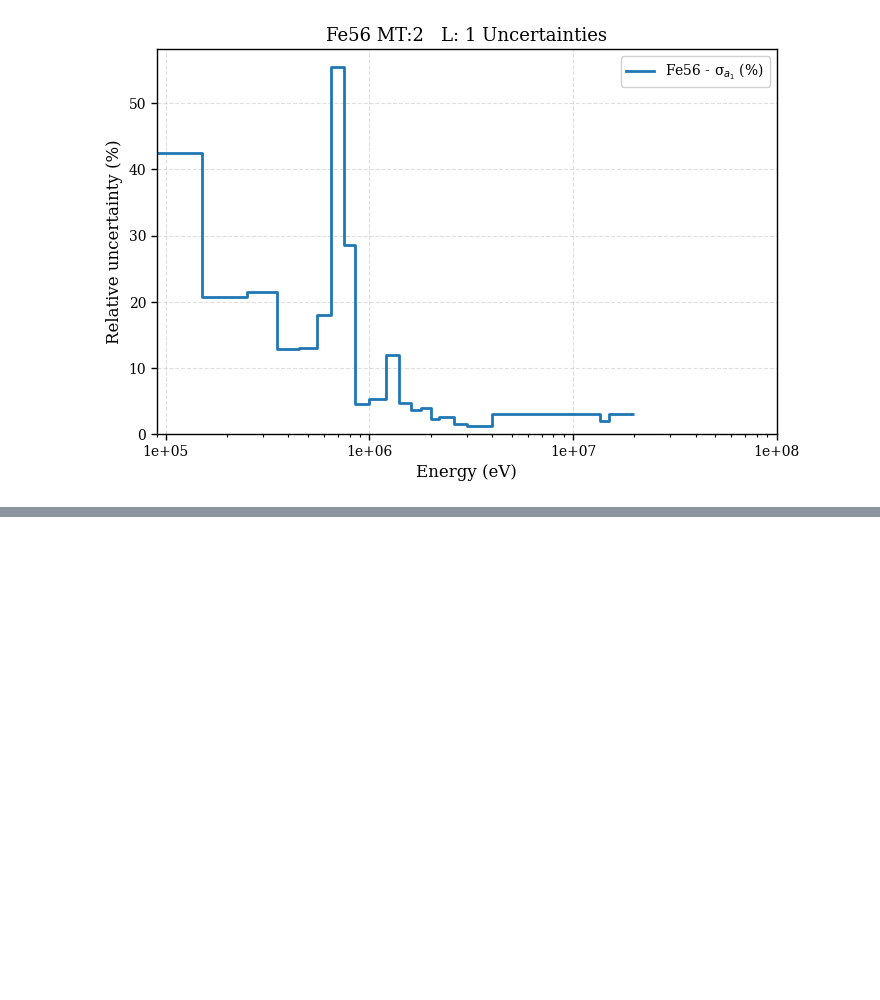
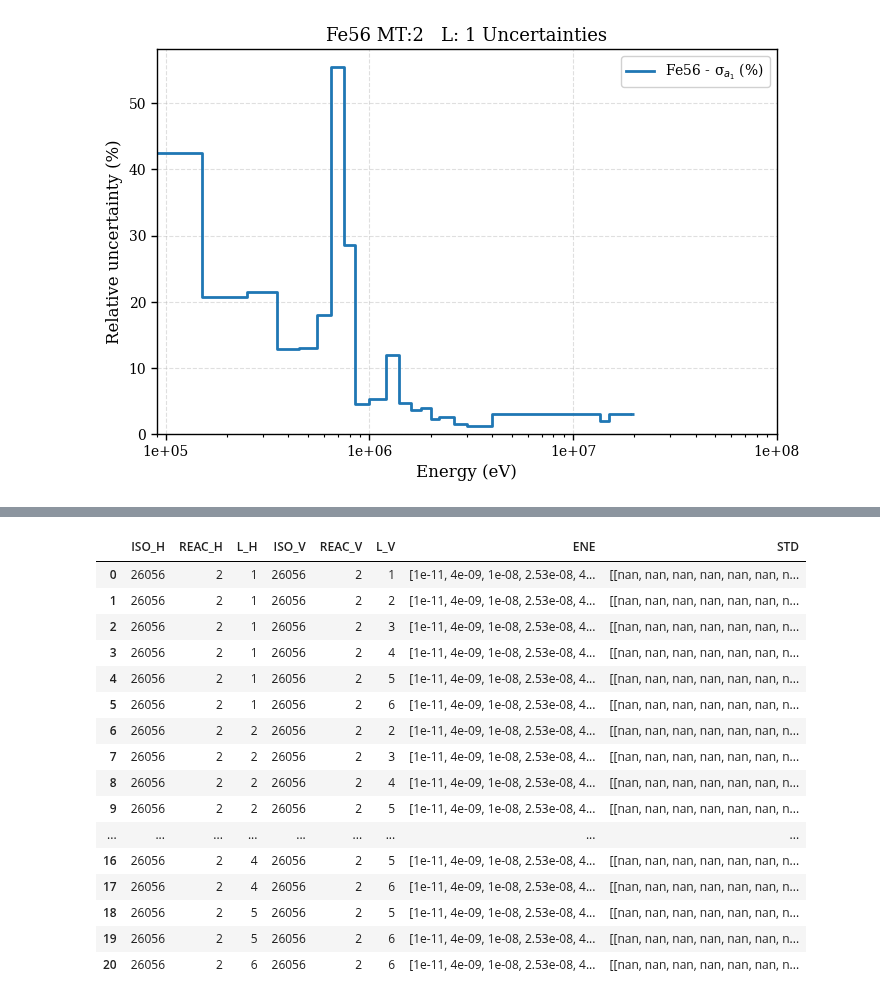
Before and after one commit to monleon96/kika, a Jupyter notebook: mcnpy/cov/test_mf34cov.ipynb, the cells around one changed output, grey strips where cells are left out. Cells and saved outputs as stored; diff of their text form; code cells hidden in the pictures; blank space fills up the shorter version.

```diff
--- a/mcnpy/cov/test_mf34cov.ipynb
+++ b/mcnpy/cov/test_mf34cov.ipynb
@@ -109,0 +133,20 @@ cov.plot_uncertainties(
+# %%
+mg_cov.to_dataframe()
+# %% [output]
+|  | ISO_H | REAC_H | L_H | ISO_V | REAC_V | L_V | ENE | STD |
+| 0 | 26056 | 2 | 1 | 26056 | 2 | 1 | [1e-11, 4e-09, 1e-08, 2.53e-08, 4... | [[nan, nan, nan, nan, nan, nan, n... |
+| 1 | 26056 | 2 | 1 | 26056 | 2 | 2 | [1e-11, 4e-09, 1e-08, 2.53e-08, 4... | [[nan, nan, nan, nan, nan, nan, n... |
+| 2 | 26056 | 2 | 1 | 26056 | 2 | 3 | [1e-11, 4e-09, 1e-08, 2.53e-08, 4... | [[nan, nan, nan, nan, nan, nan, n... |
+| 3 | 26056 | 2 | 1 | 26056 | 2 | 4 | [1e-11, 4e-09, 1e-08, 2.53e-08, 4... | [[nan, nan, nan, nan, nan, nan, n... |
+| 4 | 26056 | 2 | 1 | 26056 | 2 | 5 | [1e-11, 4e-09, 1e-08, 2.53e-08, 4... | [[nan, nan, nan, nan, nan, nan, n... |
+| 5 | 26056 | 2 | 1 | 26056 | 2 | 6 | [1e-11, 4e-09, 1e-08, 2.53e-08, 4... | [[nan, nan, nan, nan, nan, nan, n... |
+| 6 | 26056 | 2 | 2 | 26056 | 2 | 2 | [1e-11, 4e-09, 1e-08, 2.53e-08, 4... | [[nan, nan, nan, nan, nan, nan, n... |
+| 7 | 26056 | 2 | 2 | 26056 | 2 | 3 | [1e-11, 4e-09, 1e-08, 2.53e-08, 4... | [[nan, nan, nan, nan, nan, nan, n... |
+| 8 | 26056 | 2 | 2 | 26056 | 2 | 4 | [1e-11, 4e-09, 1e-08, 2.53e-08, 4... | [[nan, nan, nan, nan, nan, nan, n... |
+| 9 | 26056 | 2 | 2 | 26056 | 2 | 5 | [1e-11, 4e-09, 1e-08, 2.53e-08, 4... | [[nan, nan, nan, nan, nan, nan, n... |
+| ... | ... | ... | ... | ... | ... | ... | ... | ... |
+| 16 | 26056 | 2 | 4 | 26056 | 2 | 5 | [1e-11, 4e-09, 1e-08, 2.53e-08, 4... | [[nan, nan, nan, nan, nan, nan, n... |
+| 17 | 26056 | 2 | 4 | 26056 | 2 | 6 | [1e-11, 4e-09, 1e-08, 2.53e-08, 4... | [[nan, nan, nan, nan, nan, nan, n... |
+| 18 | 26056 | 2 | 5 | 26056 | 2 | 5 | [1e-11, 4e-09, 1e-08, 2.53e-08, 4... | [[nan, nan, nan, nan, nan, nan, n... |
+| 19 | 26056 | 2 | 5 | 26056 | 2 | 6 | [1e-11, 4e-09, 1e-08, 2.53e-08, 4... | [[nan, nan, nan, nan, nan, nan, n... |
+| 20 | 26056 | 2 | 6 | 26056 | 2 | 6 | [1e-11, 4e-09, 1e-08, 2.53e-08, 4... | [[nan, nan, nan, nan, nan, nan, n... |
```
Also changed, not shown: parts of 9 cells of this notebook, 9 other files.
